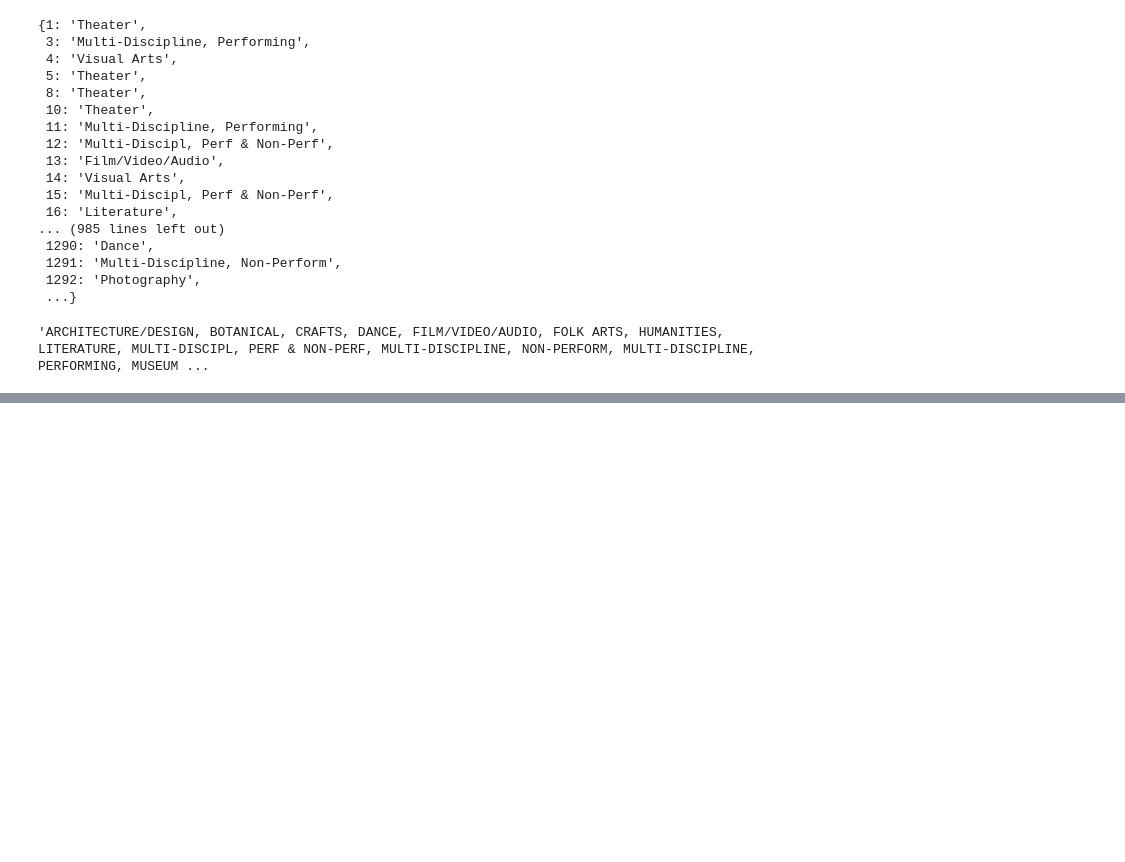
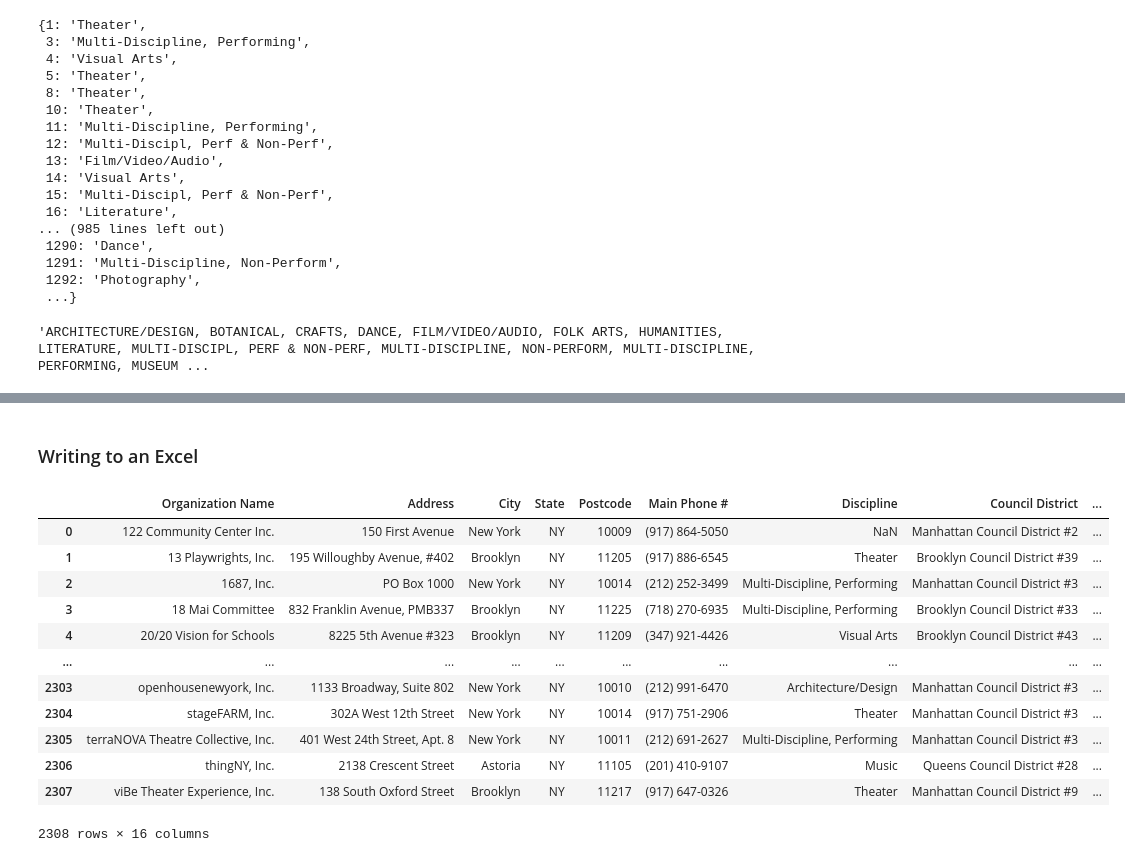
Before and after one commit to madhubabukencha/pandas, a Jupyter notebook: top9_input_output/input_and_output.ipynb, the cells around one changed output, grey strips where cells are left out. Saved outputs shown, nothing was run; the diff lists cells and outputs as text; code cells hidden in the pictures; blank space fills up the shorter version.

```diff
--- a/top9_input_output/input_and_output.ipynb
+++ b/top9_input_output/input_and_output.ipynb
@@ -57,0 +142,20 @@ data["Discipline"].to_dict()
+# %% [markdown]
+### Writing to an Excel
+# %%
+url = "https://data.cityofnewyork.us/api/views/u35m-9t32/rows.csv"
+data = pd.read_csv(url)
+data
+# %% [output]
+|  | Organization Name | Address | City | State | Postcode | Main Phone # | Discipline | Council District | ... |
+| 0 | 122 Community Center Inc. | 150 First Avenue | New York | NY | 10009 | (917) 864-5050 | NaN | Manhattan Council District #2 | ... |
+| 1 | 13 Playwrights, Inc. | 195 Willoughby Avenue, #402 | Brooklyn | NY | 11205 | (917) 886-6545 | Theater | Brooklyn Council District #39 | ... |
+| 2 | 1687, Inc. | PO Box 1000 | New York | NY | 10014 | (212) 252-3499 | Multi-Discipline, Performing | Manhattan Council District #3 | ... |
+| 3 | 18 Mai Committee | 832 Franklin Avenue, PMB337 | Brooklyn | NY | 11225 | (718) 270-6935 | Multi-Discipline, Performing | Brooklyn Council District #33 | ... |
+| 4 | 20/20 Vision for Schools | 8225 5th Avenue #323 | Brooklyn | NY | 11209 | (347) 921-4426 | Visual Arts | Brooklyn Council District #43 | ... |
+| ... | ... | ... | ... | ... | ... | ... | ... | ... | ... |
+| 2303 | openhousenewyork, Inc. | 1133 Broadway, Suite 802 | New York | NY | 10010 | (212) 991-6470 | Architecture/Design | Manhattan Council District #3 | ... |
+| 2304 | stageFARM, Inc. | 302A West 12th Street | New York | NY | 10014 | (917) 751-2906 | Theater | Manhattan Council District #3 | ... |
+| 2305 | terraNOVA Theatre Collective, Inc. | 401 West 24th Street, Apt. 8 | New York | NY | 10011 | (212) 691-2627 | Multi-Discipline, Performing | Manhattan Council District #3 | ... |
+| 2306 | thingNY, Inc. | 2138 Crescent Street | Astoria | NY | 11105 | (201) 410-9107 | Music | Queens Council District #28 | ... |
+| 2307 | viBe Theater Experience, Inc. | 138 South Oxford Street | Brooklyn | NY | 11217 | (917) 647-0326 | Theater | Manhattan Council District #9 | ... |
+2308 rows × 16 columns
```
Also changed, not shown: parts of 16 cells of this notebook, 7 other files.
